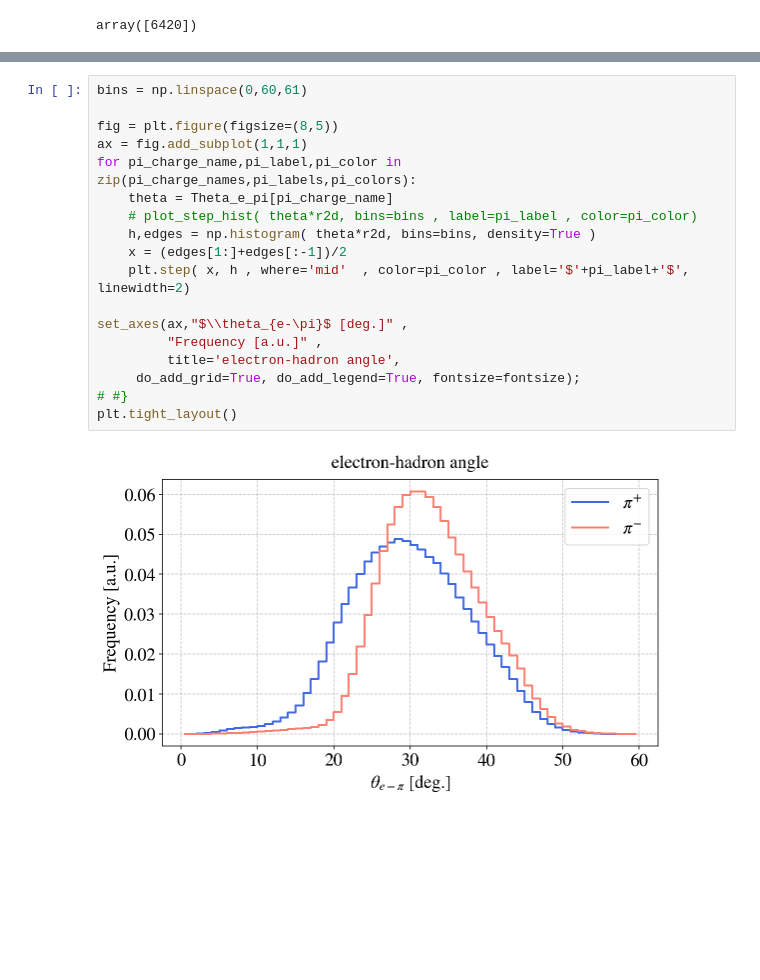
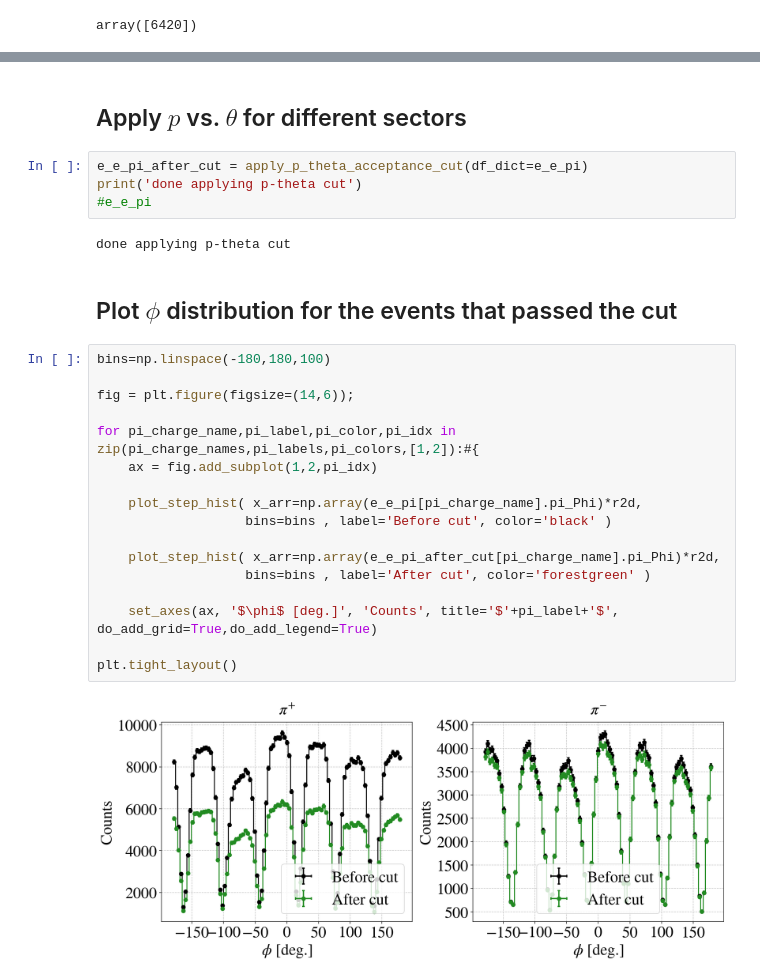
Before and after one commit to erezcoh4/SIDIS_at_BAND, a Jupyter notebook: PythonAnalysis/AcceptanceCorrections/acceptance_matching_cut.ipynb, the cells around one changed output, grey strips where cells are left out. Drawn from its saved outputs; the diff is of its cells as text; blank space fills up the shorter version.

```diff
--- a/PythonAnalysis/AcceptanceCorrections/acceptance_matching_cut.ipynb
+++ b/PythonAnalysis/AcceptanceCorrections/acceptance_matching_cut.ipynb
@@ -107,20 +103,29 @@ done computation
-# %%
-bins = np.linspace(0,60,61)
-
-fig = plt.figure(figsize=(8,5))
-ax = fig.add_subplot(1,1,1)
-for pi_charge_name,pi_label,pi_color in zip(pi_charge_names,pi_labels,pi_colors):
-    theta = Theta_e_pi[pi_charge_name]
-    # plot_step_hist( theta*r2d, bins=bins , label=pi_label , color=pi_color)
-    h,edges = np.histogram( theta*r2d, bins=bins, density=True )
-    x = (edges[1:]+edges[:-1])/2
-    plt.step( x, h , where='mid'  , color=pi_color , label='$'+pi_label+'$', linewidth=2)
-
-set_axes(ax,"$\\theta_{e-\pi}$ [deg.]" ,
-         "Frequency [a.u.]" ,
-         title='electron-hadron angle',
-     do_add_grid=True, do_add_legend=True, fontsize=fontsize);
-# #}
-plt.tight_layout()
-# %% [output]
-[figure, removed]
+# %% [markdown]
+## Apply $p$ vs. $\theta$ for different sectors
+# %%
+e_e_pi_after_cut = apply_p_theta_acceptance_cut(df_dict=e_e_pi)
+print('done applying p-theta cut')
+#e_e_pi
+# %% [output]
+done applying p-theta cut
+# %% [markdown]
+## Plot $\phi$ distribution for the events that passed the cut
+# %%
+bins=np.linspace(-180,180,100)
+
+fig = plt.figure(figsize=(14,6));
+
+for pi_charge_name,pi_label,pi_color,pi_idx in zip(pi_charge_names,pi_labels,pi_colors,[1,2]):#{
+    ax = fig.add_subplot(1,2,pi_idx)
+
+    plot_step_hist( x_arr=np.array(e_e_pi[pi_charge_name].pi_Phi)*r2d,
+                   bins=bins , label='Before cut', color='black' )
+
+    plot_step_hist( x_arr=np.array(e_e_pi_after_cut[pi_charge_name].pi_Phi)*r2d,
+                   bins=bins , label='After cut', color='forestgreen' )
+
+    set_axes(ax, '$\phi$ [deg.]', 'Counts', title='$'+pi_label+'$', do_add_grid=True,do_add_legend=True)
+
+plt.tight_layout()
+# %% [output]
+[figure, added]
```
Also changed, not shown: parts of 11 cells of this notebook, 3 other files.
